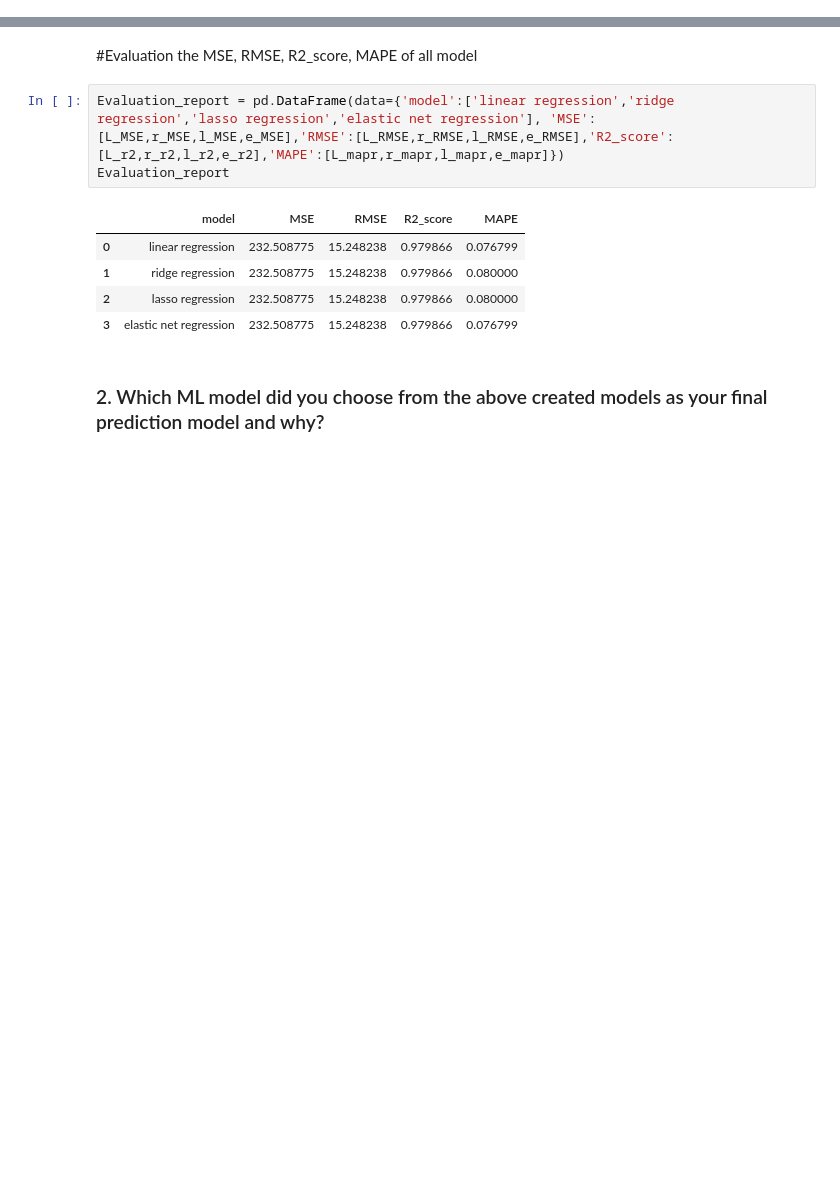
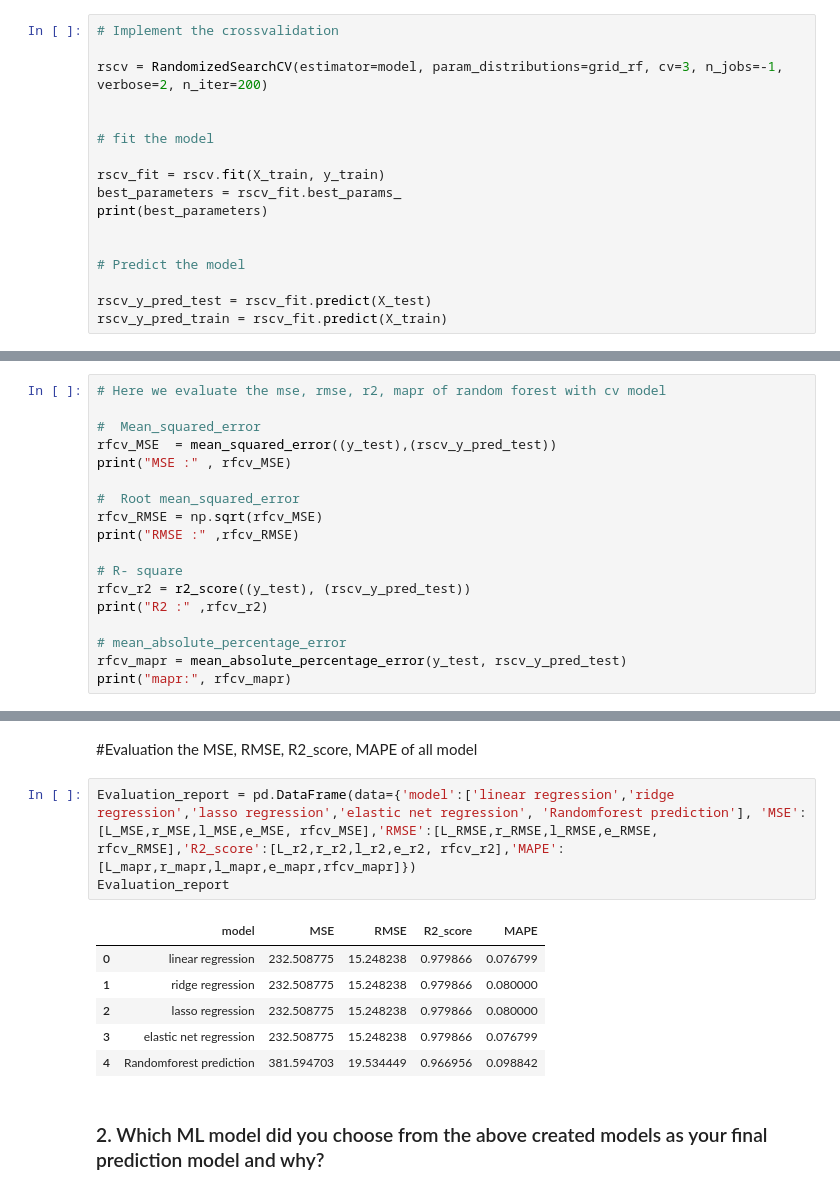
Before and after one commit to Mayankjain0807/Machine_learning_projects, a Jupyter notebook: Project_Yes_bank_ML_Submission_.ipynb, the cells around one changed output, grey strips where cells are left out. Cells and saved outputs as stored; diff of their text form; blank space fills up the shorter version.

```diff
--- a/Project_Yes_bank_ML_Submission_.ipynb
+++ b/Project_Yes_bank_ML_Submission_.ipynb
@@ -993,0 +1048,17 @@ We used grid search coss validation technique in our model to make our model mor
+# %%
+# Implement the crossvalidation
+
+rscv = RandomizedSearchCV(estimator=model, param_distributions=grid_rf, cv=3, n_jobs=-1, verbose=2, n_iter=200)
+
+
+# fit the model
+
+rscv_fit = rscv.fit(X_train, y_train)
+best_parameters = rscv_fit.best_params_
+print(best_parameters)
+
+
+# Predict the model
+
+rscv_y_pred_test = rscv_fit.predict(X_test)
+rscv_y_pred_train = rscv_fit.predict(X_train)
@@ -993,0 +1070,18 @@ We used grid search coss validation technique in our model to make our model mor
+# %%
+# Here we evaluate the mse, rmse, r2, mapr of random forest with cv model
+
+#  Mean_squared_error
+rfcv_MSE  = mean_squared_error((y_test),(rscv_y_pred_test))
+print("MSE :" , rfcv_MSE)
+
+#  Root mean_squared_error
+rfcv_RMSE = np.sqrt(rfcv_MSE)
+print("RMSE :" ,rfcv_RMSE)
+
+# R- square
+rfcv_r2 = r2_score((y_test), (rscv_y_pred_test))
+print("R2 :" ,rfcv_r2)
+
+# mean_absolute_percentage_error
+rfcv_mapr = mean_absolute_percentage_error(y_test, rscv_y_pred_test)
+print("mapr:", rfcv_mapr)
@@ -1011,14 +1129,15 @@ pd.DataFrame({'test':y_test,'linear_reg_pred':y_pred_test, 'lasso_reg_pred' : y_
 # %% [markdown]
 #Evaluation the MSE, RMSE, R2_score, MAPE of all model
 # %%
-Evaluation_report = pd.DataFrame(data={'model':['linear regression','ridge regression','lasso regression','elastic net regression'], 'MSE':[L_MSE,r_MSE,l_MSE,e_MSE],'RMSE':[L_RMSE,r_RMSE,l_RMSE,e_RMSE],'R2_score':[L_r2,r_r2,l_r2,e_r2],'MAPE':[L_mapr,r_mapr,l_mapr,e_mapr]})
+Evaluation_report = pd.DataFrame(data={'model':['linear regression','ridge regression','lasso regression','elastic net regression', 'Randomforest prediction'], 'MSE':[L_MSE,r_MSE,l_MSE,e_MSE, rfcv_MSE],'RMSE':[L_RMSE,r_RMSE,l_RMSE,e_RMSE, rfcv_RMSE],'R2_score':[L_r2,r_r2,l_r2,e_r2, rfcv_r2],'MAPE':[L_mapr,r_mapr,l_mapr,e_mapr,rfcv_mapr]})
 Evaluation_report
 # %% [output]
 |  | model | MSE | RMSE | R2_score | MAPE |
 | 0 | linear regression | 232.508775 | 15.248238 | 0.979866 | 0.076799 |
 | 1 | ridge regression | 232.508775 | 15.248238 | 0.979866 | 0.080000 |
 | 2 | lasso regression | 232.508775 | 15.248238 | 0.979866 | 0.080000 |
 | 3 | elastic net regression | 232.508775 | 15.248238 | 0.979866 | 0.076799 |
+| 4 | Randomforest prediction | 381.594703 | 19.534449 | 0.966956 | 0.098842 |
 # %% [markdown]
 ### 2. Which ML model did you choose from the above created models as your final prediction model and why?
 # %% [markdown]
```
Also changed, not shown: parts of 23 cells of this notebook.
